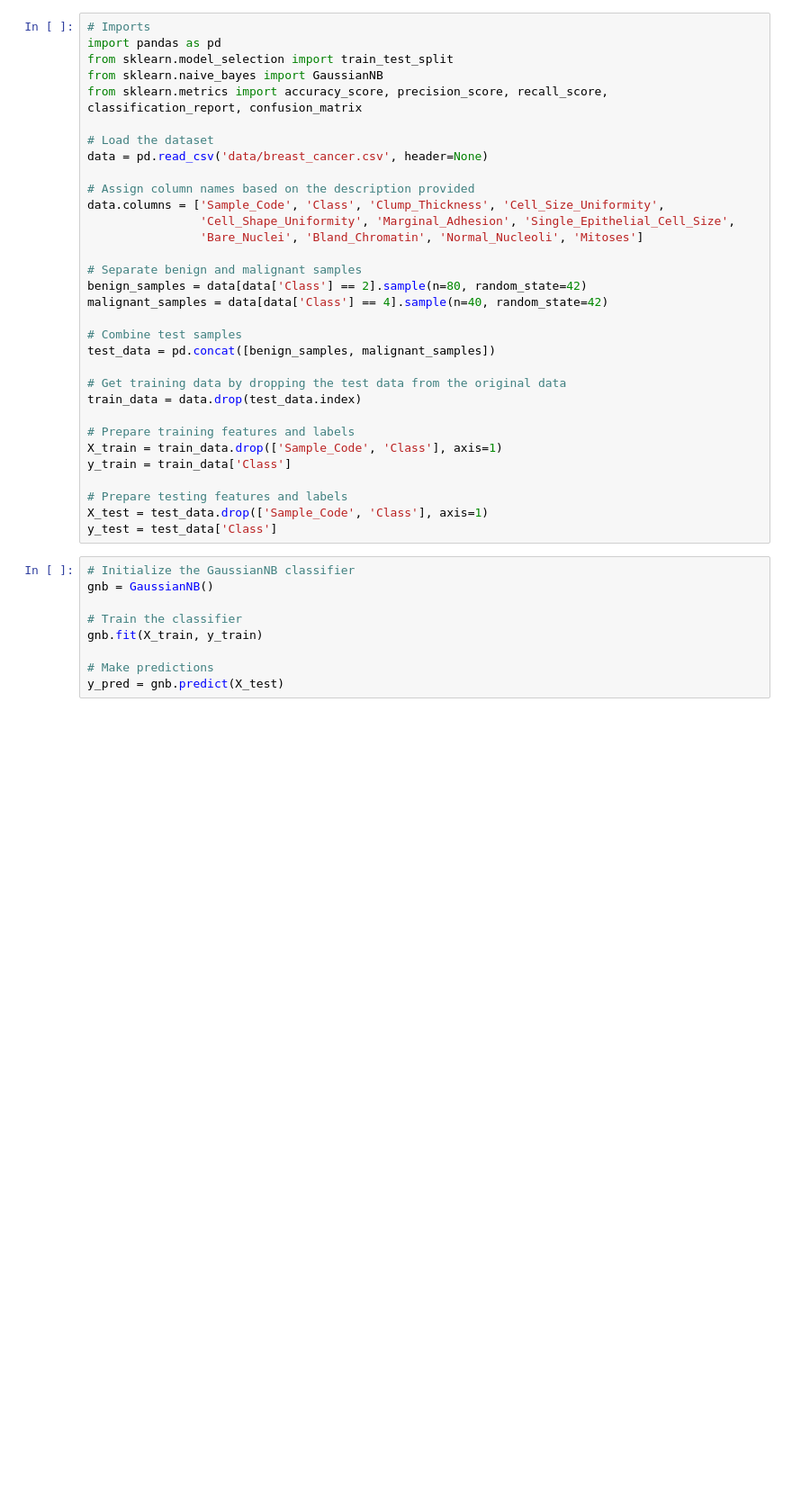
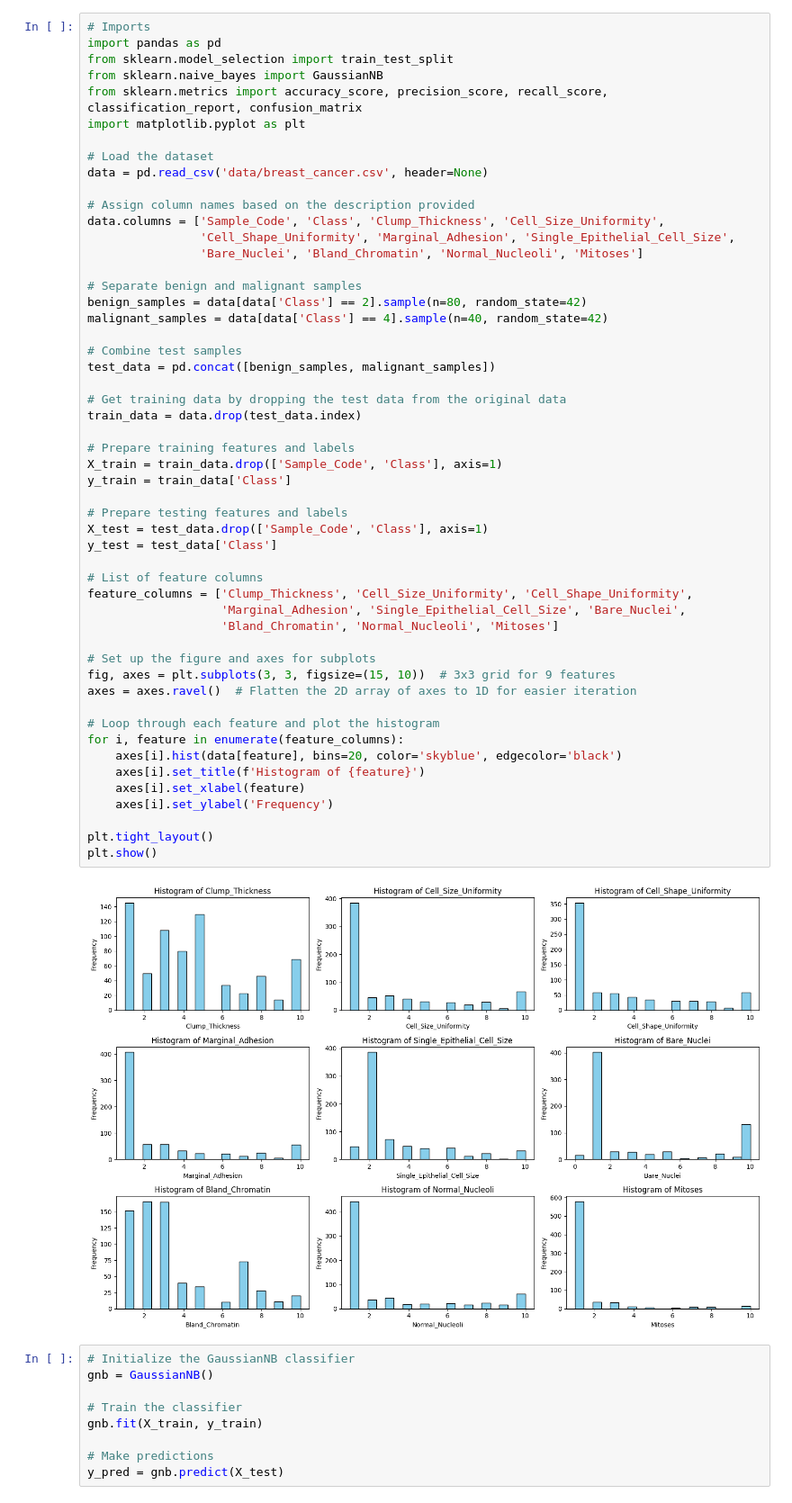
Before and after one commit to yuk068/machine-learning-mat3533, a Jupyter notebook: Jupyter/nb-assignment/practice_breast_cancer_gnb.ipynb, the cells around one changed output. Shown at 90% size. Saved outputs shown, nothing was run; the diff lists cells and outputs as text; blank space fills up the shorter version.

```diff
--- a/Jupyter/nb-assignment/practice_breast_cancer_gnb.ipynb
+++ b/Jupyter/nb-assignment/practice_breast_cancer_gnb.ipynb
@@ -3,33 +3,55 @@
 import pandas as pd
 from sklearn.model_selection import train_test_split
 from sklearn.naive_bayes import GaussianNB
 from sklearn.metrics import accuracy_score, precision_score, recall_score, classification_report, confusion_matrix
+import matplotlib.pyplot as plt
 
 # Load the dataset
 data = pd.read_csv('data/breast_cancer.csv', header=None)
 
 # Assign column names based on the description provided
 data.columns = ['Sample_Code', 'Class', 'Clump_Thickness', 'Cell_Size_Uniformity',
                 'Cell_Shape_Uniformity', 'Marginal_Adhesion', 'Single_Epithelial_Cell_Size',
                 'Bare_Nuclei', 'Bland_Chromatin', 'Normal_Nucleoli', 'Mitoses']
 
 # Separate benign and malignant samples
 benign_samples = data[data['Class'] == 2].sample(n=80, random_state=42)
 malignant_samples = data[data['Class'] == 4].sample(n=40, random_state=42)
 
 # Combine test samples
 test_data = pd.concat([benign_samples, malignant_samples])
 
 # Get training data by dropping the test data from the original data
 train_data = data.drop(test_data.index)
 
 # Prepare training features and labels
 X_train = train_data.drop(['Sample_Code', 'Class'], axis=1)
 y_train = train_data['Class']
 
 # Prepare testing features and labels
 X_test = test_data.drop(['Sample_Code', 'Class'], axis=1)
 y_test = test_data['Class']
+
+# List of feature columns
+feature_columns = ['Clump_Thickness', 'Cell_Size_Uniformity', 'Cell_Shape_Uniformity',
+                   'Marginal_Adhesion', 'Single_Epithelial_Cell_Size', 'Bare_Nuclei',
+                   'Bland_Chromatin', 'Normal_Nucleoli', 'Mitoses']
+
+# Set up the figure and axes for subplots
+fig, axes = plt.subplots(3, 3, figsize=(15, 10))  # 3x3 grid for 9 features
+axes = axes.ravel()  # Flatten the 2D array of axes to 1D for easier iteration
+
+# Loop through each feature and plot the histogram
+for i, feature in enumerate(feature_columns):
+    axes[i].hist(data[feature], bins=20, color='skyblue', edgecolor='black')
+    axes[i].set_title(f'Histogram of {feature}')
+    axes[i].set_xlabel(feature)
+    axes[i].set_ylabel('Frequency')
+
+plt.tight_layout()
+plt.show()
+# %% [output]
+[figure, added]
 # %%
 # Initialize the GaussianNB classifier
 gnb = GaussianNB()
```
Also changed, not shown: 9 other files.
